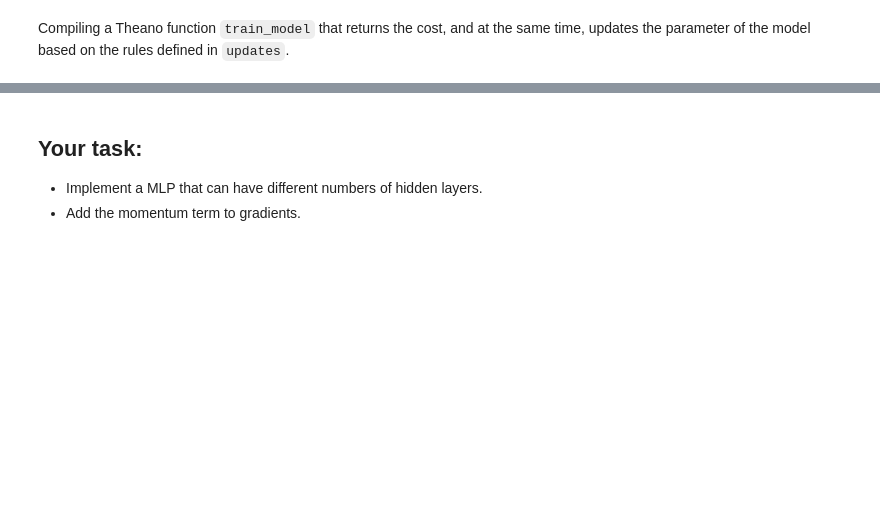
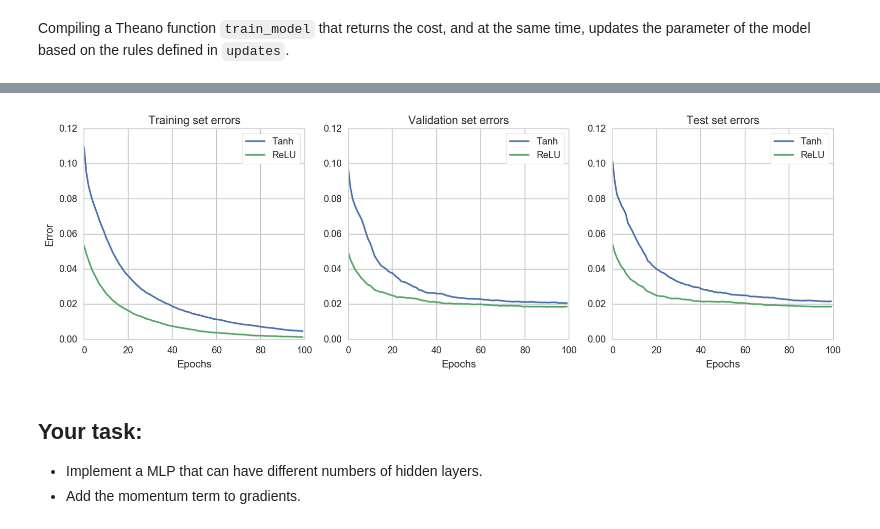
Before and after one commit to lmarti/machine-learning, a Jupyter notebook: 05. Programming Neural Networks.ipynb, the cells around one changed output, grey strips where cells are left out. Cells and saved outputs as stored; diff of their text form; code cells hidden in the pictures; blank space fills up the shorter version.

Commit message:
deep learning

```diff
--- a/05. Programming Neural Networks.ipynb
+++ b/05. Programming Neural Networks.ipynb
@@ -830,0 +770,3 @@ KeyboardInterrupt:
+# %%
+updates = [(param, param - learning_rate * gparam)
+           for param, gparam in zip(mlp_relu.params, gparams)]
@@ -830,0 +776,8 @@ KeyboardInterrupt:
+# %%
+train_model = theano.function(inputs=[index], outputs=cost, updates=updates,
+                              givens={x: train_set_x[index * batch_size: (index + 1) * batch_size],
+                                      y: train_set_y[index * batch_size: (index + 1) * batch_size]})
+# %%
+errors_relu = train(mlp_relu, train_model, validate_model, test_model, 100,
+                    n_train_batches, n_valid_batches, n_test_batches,
+                    validation_frequency, verbose=True, log_results=True)
@@ -831,3 +802,28 @@ KeyboardInterrupt:
+# %%
+train_errors_relu, validation_errors_relu, test_errors_relu = errors_relu
+# %%
+plt.figure(figsize=(12,4))
+ax = plt.subplot(131)
+plt.plot(train_errors, label='Tanh')
+plt.plot(train_errors_relu, label='ReLU')
+plt.legend(loc='best', frameon=True)
+plt.xlabel('Epochs');plt.ylabel('Error')
+plt.title('Training set errors')
+plt.subplot(132, sharey=ax)
+plt.plot(validation_errors, label='Tanh')
+plt.plot(validation_errors_relu, label='ReLU')
+plt.legend(loc='best', frameon=True);
+plt.xlabel('Epochs')
+plt.title('Validation set errors')
+plt.subplot(133, sharey=ax)
+plt.plot(test_errors, label='Tanh')
+plt.plot(test_errors_relu, label='ReLU')
+plt.legend(loc='best', frameon=True);
+plt.xlabel('Epochs')
+plt.title('Test set errors');
+plt.tight_layout()
+# %% [output]
+[figure, added]
 # %% [markdown]
 ## Your task:
 
```
Also changed, not shown: parts of 42 cells of this notebook, 23 other files.
